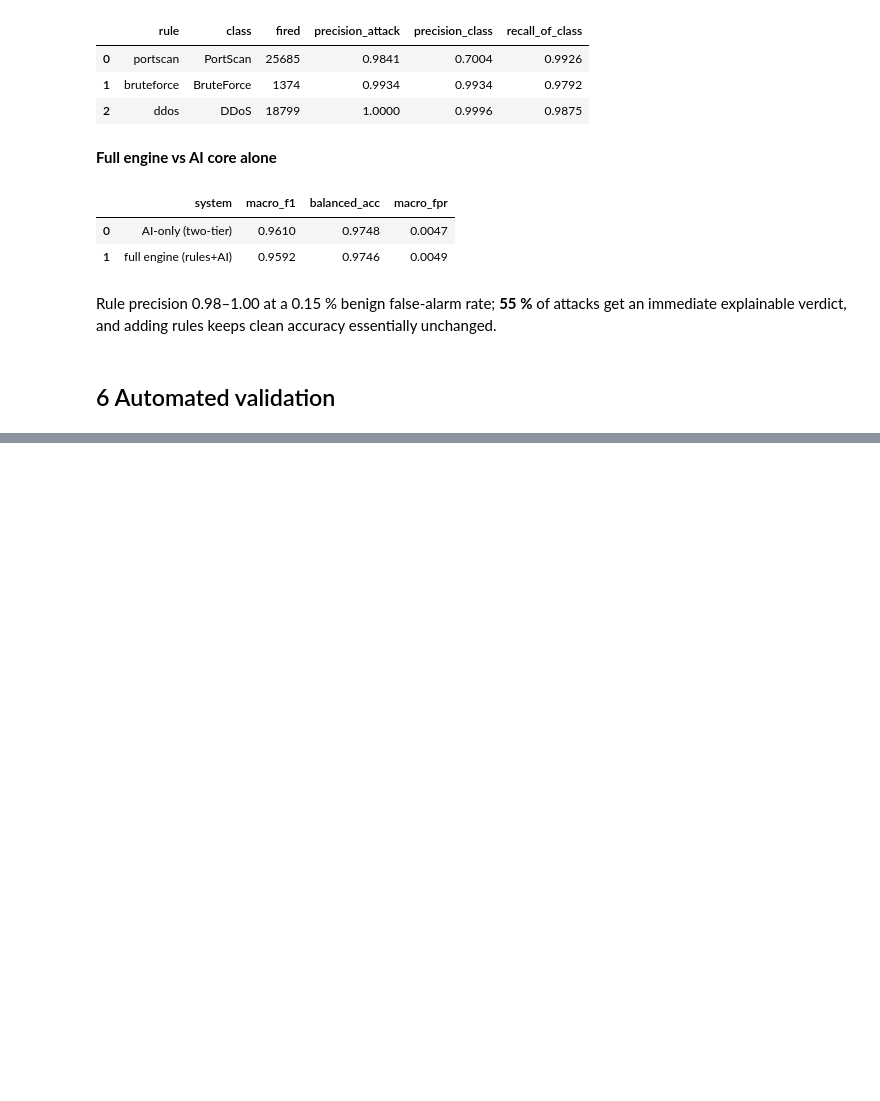
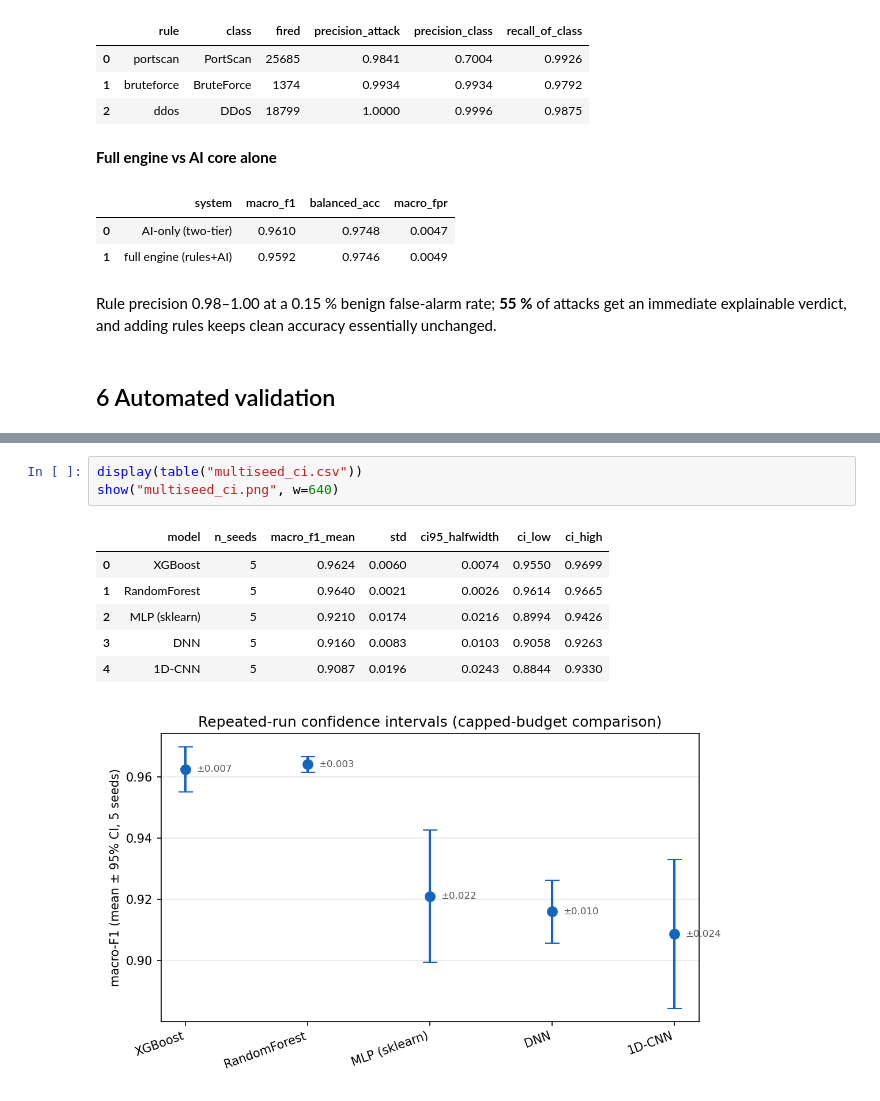
Before and after one commit to Shruck-zhang/adversarial-robust-nids, a Jupyter notebook: notebooks/technical_walkthrough.ipynb, the cells around one changed output, grey strips where cells are left out. Drawn from its saved outputs; the diff is of its cells as text; blank space fills up the shorter version.

```diff
--- a/notebooks/technical_walkthrough.ipynb
+++ b/notebooks/technical_walkthrough.ipynb
@@ -167,0 +178,11 @@ run  python run_system_tests.py  to generate a report (needs data + models)
+# %%
+display(table("multiseed_ci.csv"))
+show("multiseed_ci.png", w=640)
+# %% [output]
+|  | model | n_seeds | macro_f1_mean | std | ci95_halfwidth | ci_low | ci_high |
+| 0 | XGBoost | 5 | 0.9624 | 0.0060 | 0.0074 | 0.9550 | 0.9699 |
+| 1 | RandomForest | 5 | 0.9640 | 0.0021 | 0.0026 | 0.9614 | 0.9665 |
+| 2 | MLP (sklearn) | 5 | 0.9210 | 0.0174 | 0.0216 | 0.8994 | 0.9426 |
+| 3 | DNN | 5 | 0.9160 | 0.0083 | 0.0103 | 0.9058 | 0.9263 |
+| 4 | 1D-CNN | 5 | 0.9087 | 0.0196 | 0.0243 | 0.8844 | 0.9330 |
+[figure, added]
```
Also changed, not shown: parts of 12 cells of this notebook, 22 other files.
